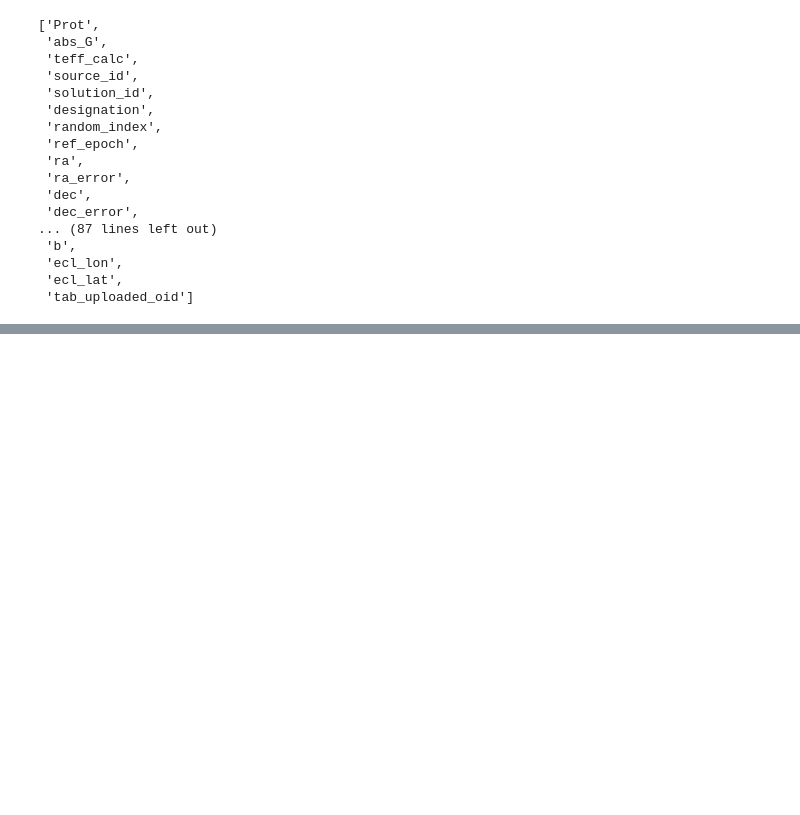
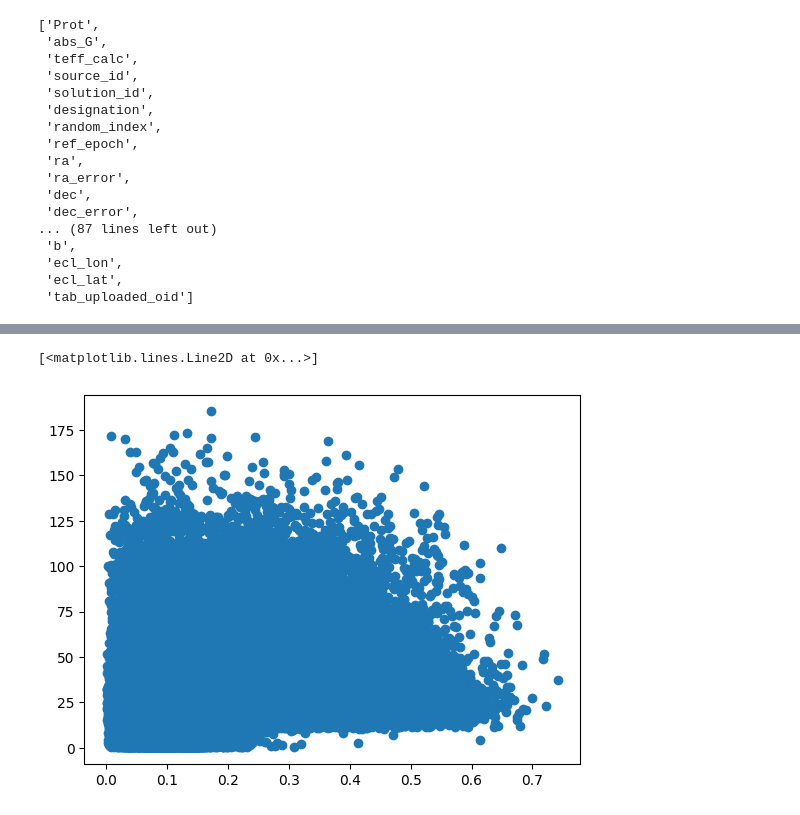
Before and after one commit to starluvr3579/SRMP, a Jupyter notebook: Nov21_DDM.ipynb, the cells around one changed output, grey strips where cells are left out. Cells and saved outputs as stored; diff of their text form; code cells hidden in the pictures; blank space fills up the shorter version.

```diff
--- a/Nov21_DDM.ipynb
+++ b/Nov21_DDM.ipynb
@@ -61,0 +85,5 @@ df=pd.read_csv('Gaia_Prot_cmatch.csv')
+# %%
+plt.plot(df['scan_direction_strength_k3'], df['Prot'], 'o')
+# %% [output]
+[<matplotlib.lines.Line2D at 0x...>]
+[figure, added]
```
Also changed, not shown: parts of 20 cells of this notebook.
